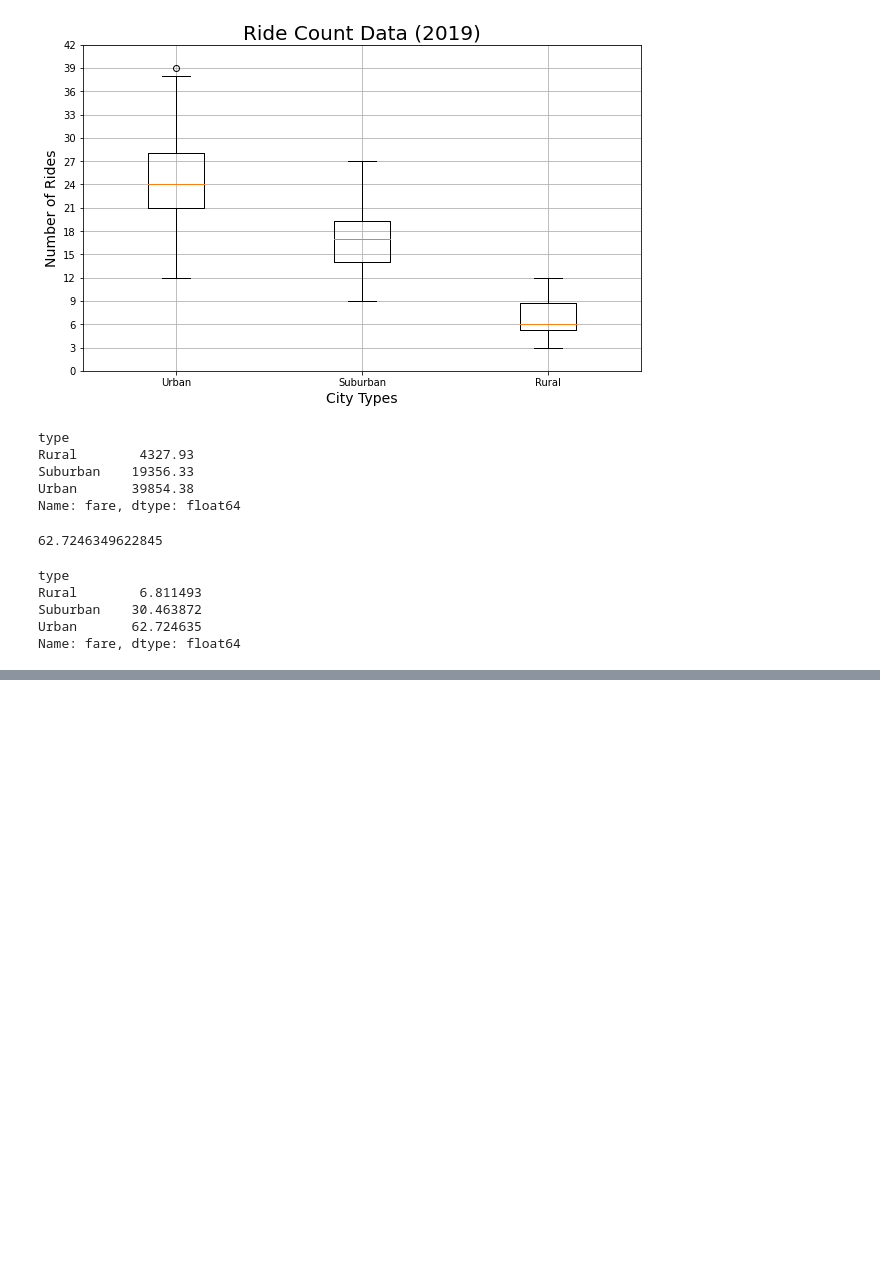
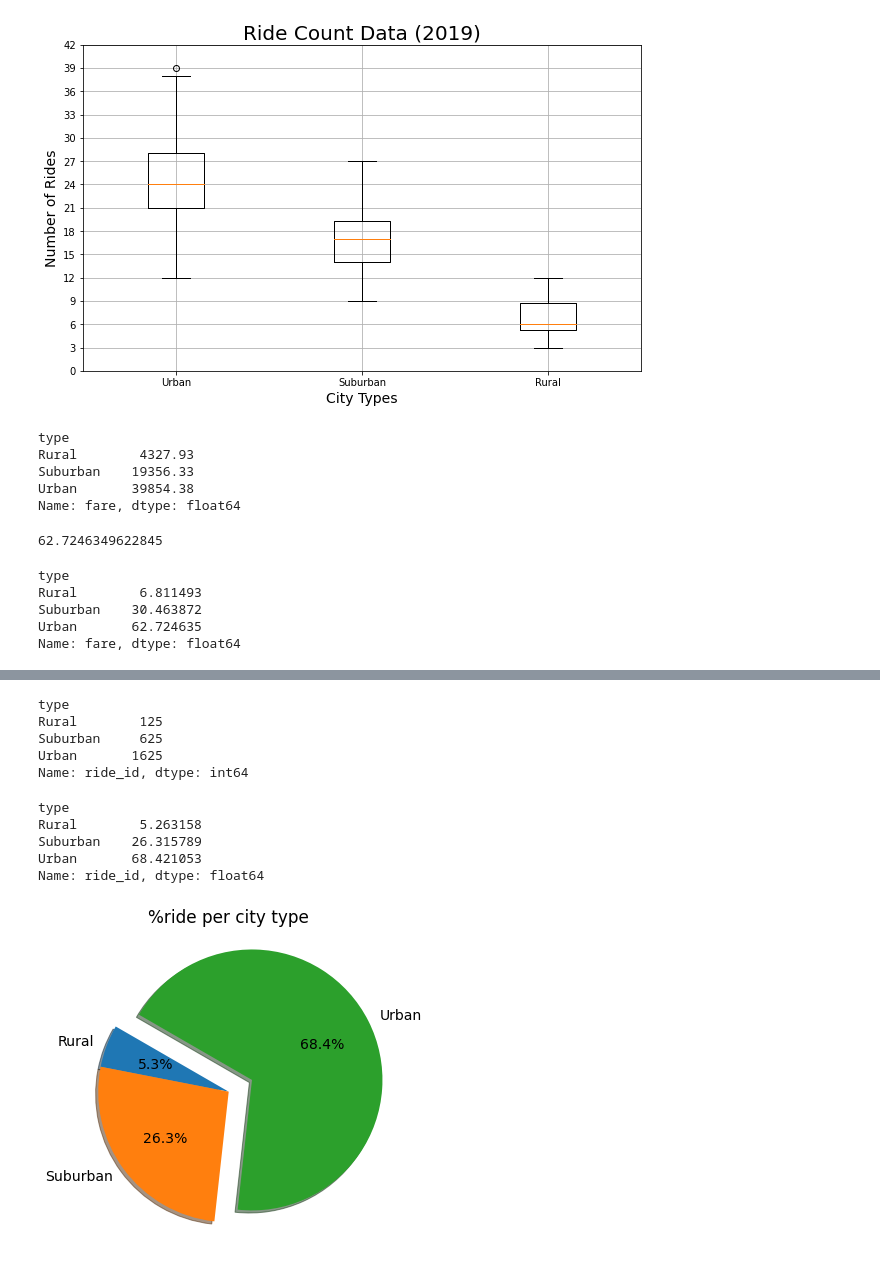
Before and after one commit to elhamamini/PyBer_Analysis, a Jupyter notebook: pyber.ipynb, the cells around one changed output, grey strips where cells are left out. Drawn from its saved outputs; the diff is of its cells as text; code cells hidden in the pictures; blank space fills up the shorter version.

```diff
--- a/pyber.ipynb
+++ b/pyber.ipynb
@@ -432,0 +445,28 @@ plt.show()
+# %%
+ride_by_type=new_df.groupby(["type"]).count()["ride_id"]
+ride_by_type
+# %% [output]
+type
+Rural        125
+Suburban     625
+Urban       1625
+Name: ride_id, dtype: int64
+# %%
+total_rides=new_df["ride_id"].count()
+# %%
+ride_percentage=ride_by_type/total_rides*100
+ride_percentage
+# %% [output]
+type
+Rural        5.263158
+Suburban    26.315789
+Urban       68.421053
+Name: ride_id, dtype: float64
+# %%
+plt.subplots(figsize=(10,6))
+plt.pie(ride_percentage, labels=["Rural","Suburban","Urban"],autopct='%1.1f%%',explode=(0, 0, 0.2),shadow=True, startangle=150 )
+plt.title("%ride per city type")
+mpl.rcParams['font.size'] = 14
+plt.show()
+# %% [output]
+[figure, added]
```
Also changed, not shown: parts of 3 cells of this notebook.
